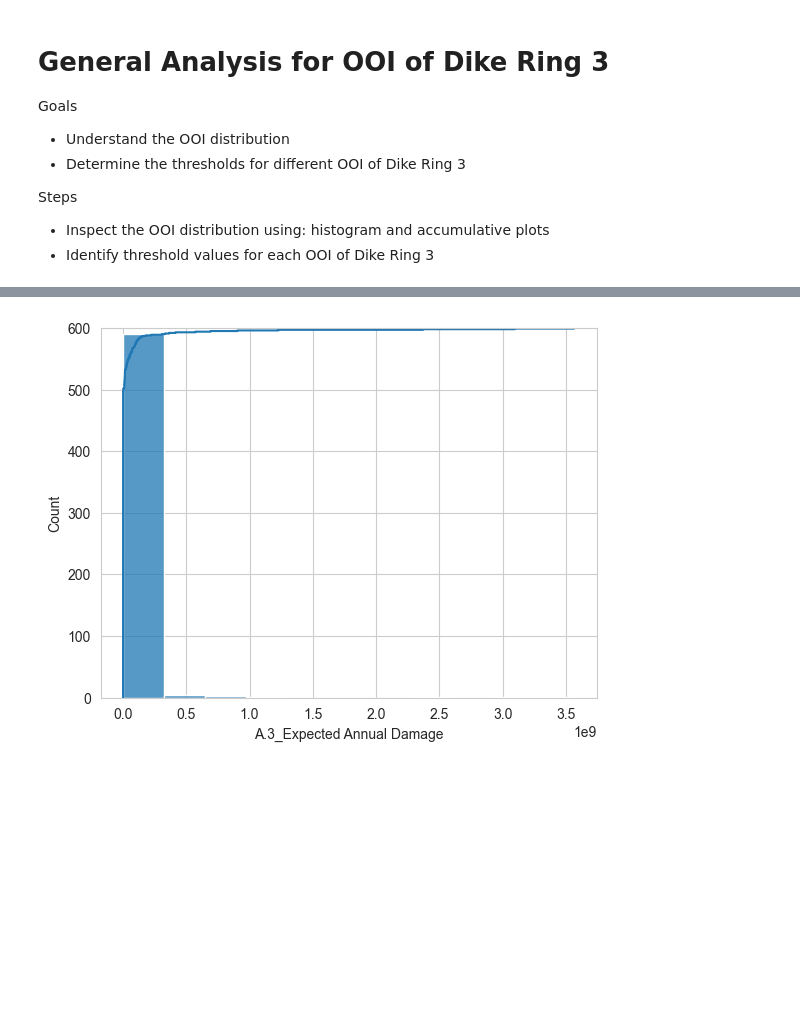
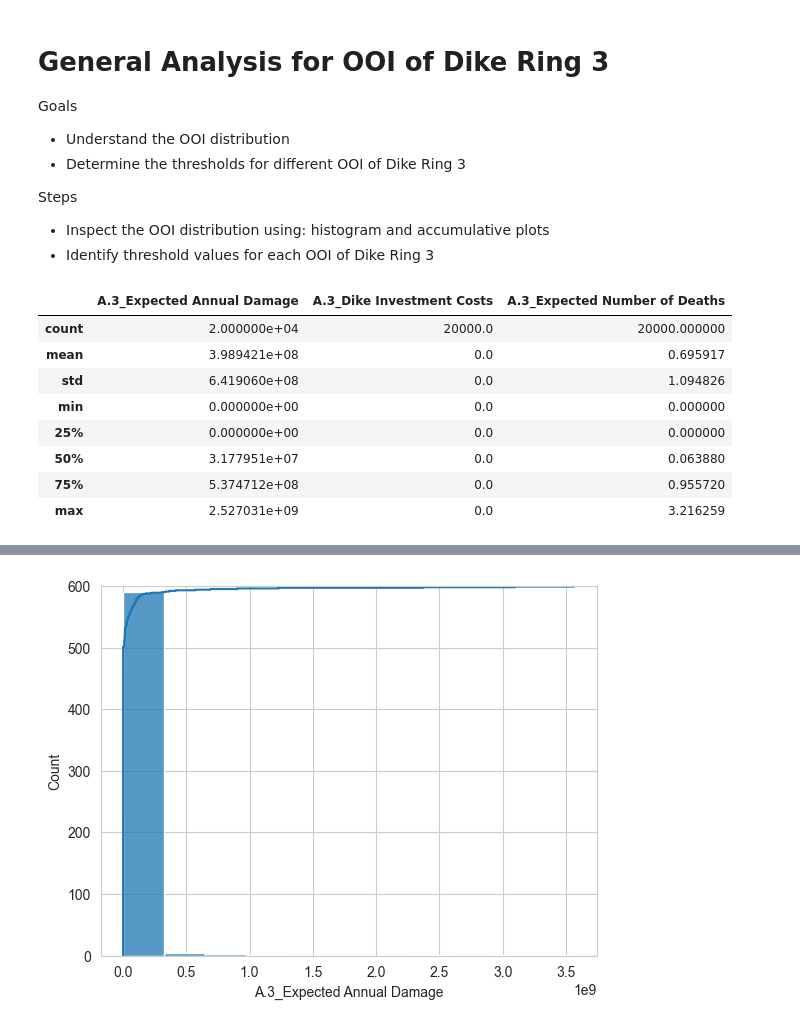
Before and after one commit to PancakeBun/epa141A_Labs_Group_Asians, a Jupyter notebook: final assignment/analysis.ipynb, the cells around one changed output, grey strips where cells are left out. Cells and saved outputs as stored; diff of their text form; code cells hidden in the pictures; blank space fills up the shorter version.

```diff
--- a/final assignment/analysis.ipynb
+++ b/final assignment/analysis.ipynb
@@ -42,0 +46,12 @@ Steps
+# %%
+df_outcomes.describe()
+# %% [output]
+|  | A.3_Expected Annual Damage | A.3_Dike Investment Costs | A.3_Expected Number of Deaths |
+| count | 2.000000e+04 | 20000.0 | 20000.000000 |
+| mean | 3.989421e+08 | 0.0 | 0.695917 |
+| std | 6.419060e+08 | 0.0 | 1.094826 |
+| min | 0.000000e+00 | 0.0 | 0.000000 |
+| 25% | 0.000000e+00 | 0.0 | 0.000000 |
+| 50% | 3.177951e+07 | 0.0 | 0.063880 |
+| 75% | 5.374712e+08 | 0.0 | 0.955720 |
+| max | 2.527031e+09 | 0.0 | 3.216259 |
```
Also changed, not shown: parts of 14 cells of this notebook.
